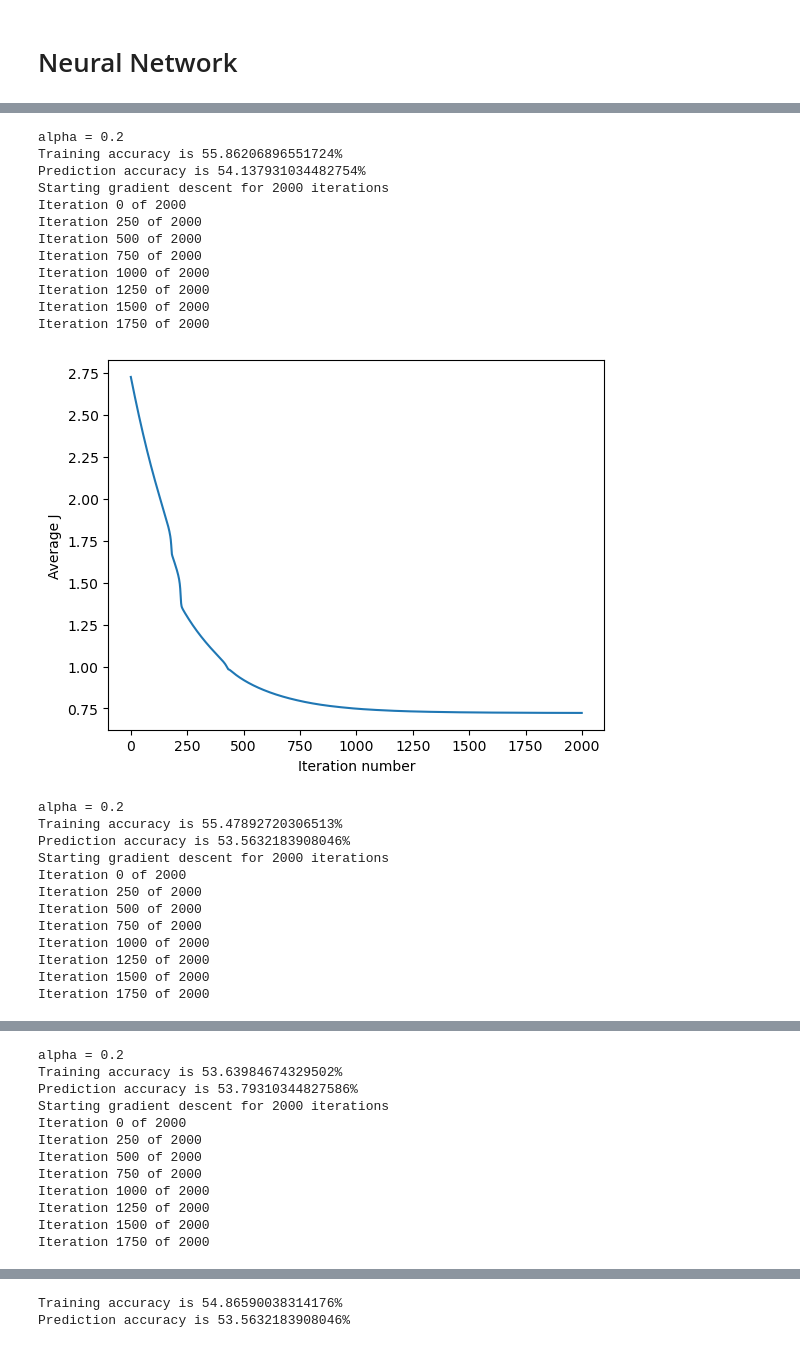
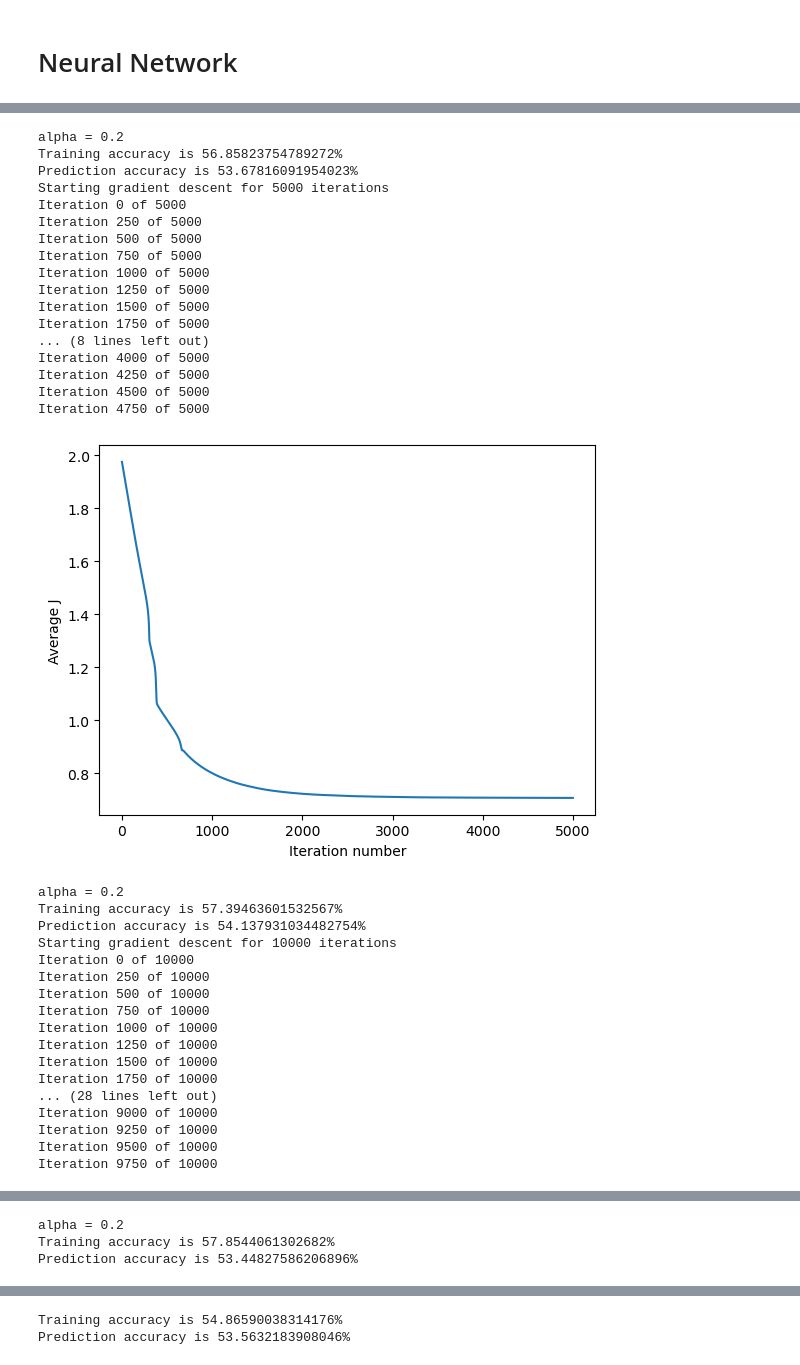
Before and after one commit to edricklinardi/Football-Match-Prediction, a Jupyter notebook: Project.ipynb, the cells around one changed output, grey strips where cells are left out. Drawn from its saved outputs; the diff is of its cells as text; code cells hidden in the pictures.

Commit message:
two data set creation

```diff
--- a/Project.ipynb
+++ b/Project.ipynb
@@ -602,7 +587,7 @@ print(f"[PCA] Test Accuracy: {test_accuracy_pca:.4f}")
 # Neural Network
 # %%
 
-data = np.loadtxt('datastripped.csv',delimiter=',',skiprows=1)
+data = np.loadtxt('dataafter20.csv',delimiter=',',skiprows=1)
 
 X = data[:, :-1].astype(float)
 y_raw = data[:,  -1].astype(int)
@@ -754,10 +739,10 @@ def predict_y(W, b, X, n_layers):
 nn_structure = [38,20,3]
 
 # train the NN
-lambdas = [0.001, 0.005, 0.01, 0.05, 0.1]
+iters = [5000]
 
-for l in lambdas:
-    W, b, avg_cost_func = train_nn(nn_structure, X_train, y_v_train, 2000, lam = l)
+for l in iters:
+    W, b, avg_cost_func = train_nn(nn_structure, X_train, y_v_train, l)
     # plot the avg_cost_func
     plt.plot(avg_cost_func)
     plt.ylabel('Average J')
@@ -798,25 +787,35 @@ Iteration 1750 of 2000
 alpha = 0.2
-Training accuracy is 55.86206896551724%
-Prediction accuracy is 54.137931034482754%
-Starting gradient descent for 2000 iterations
-Iteration 0 of 2000
-Iteration 250 of 2000
-Iteration 500 of 2000
-Iteration 750 of 2000
-Iteration 1000 of 2000
-Iteration 1250 of 2000
-Iteration 1500 of 2000
-Iteration 1750 of 2000
+Training accuracy is 56.85823754789272%
+Prediction accuracy is 53.67816091954023%
+Starting gradient descent for 5000 iterations
+Iteration 0 of 5000
+Iteration 250 of 5000
+Iteration 500 of 5000
+Iteration 750 of 5000
+Iteration 1000 of 5000
+Iteration 1250 of 5000
+Iteration 1500 of 5000
+Iteration 1750 of 5000
+... (8 lines left out)
+Iteration 4000 of 5000
+Iteration 4250 of 5000
+Iteration 4500 of 5000
+Iteration 4750 of 5000
-[figure, old version]
+[figure, new version]
 alpha = 0.2
-Training accuracy is 55.47892720306513%
-Prediction accuracy is 53.5632183908046%
-Starting gradient descent for 2000 iterations
-Iteration 0 of 2000
-Iteration 250 of 2000
-Iteration 500 of 2000
-Iteration 750 of 2000
-Iteration 1000 of 2000
-Iteration 1250 of 2000
-Iteration 1500 of 2000
-Iteration 1750 of 2000
+Training accuracy is 57.39463601532567%
+Prediction accuracy is 54.137931034482754%
+Starting gradient descent for 10000 iterations
+Iteration 0 of 10000
+Iteration 250 of 10000
+Iteration 500 of 10000
+Iteration 750 of 10000
+Iteration 1000 of 10000
+Iteration 1250 of 10000
+Iteration 1500 of 10000
+Iteration 1750 of 10000
+... (28 lines left out)
+Iteration 9000 of 10000
+Iteration 9250 of 10000
+Iteration 9500 of 10000
+Iteration 9750 of 10000
@@ -824,12 +823,3 @@ Iteration 1750 of 2000
 alpha = 0.2
-Training accuracy is 53.63984674329502%
-Prediction accuracy is 53.79310344827586%
-Starting gradient descent for 2000 iterations
-Iteration 0 of 2000
-Iteration 250 of 2000
-Iteration 500 of 2000
-Iteration 750 of 2000
-Iteration 1000 of 2000
-Iteration 1250 of 2000
-Iteration 1500 of 2000
-Iteration 1750 of 2000
+Training accuracy is 57.8544061302682%
+Prediction accuracy is 53.44827586206896%
```
Also changed, not shown: parts of 4 cells of this notebook, 2 other files.
